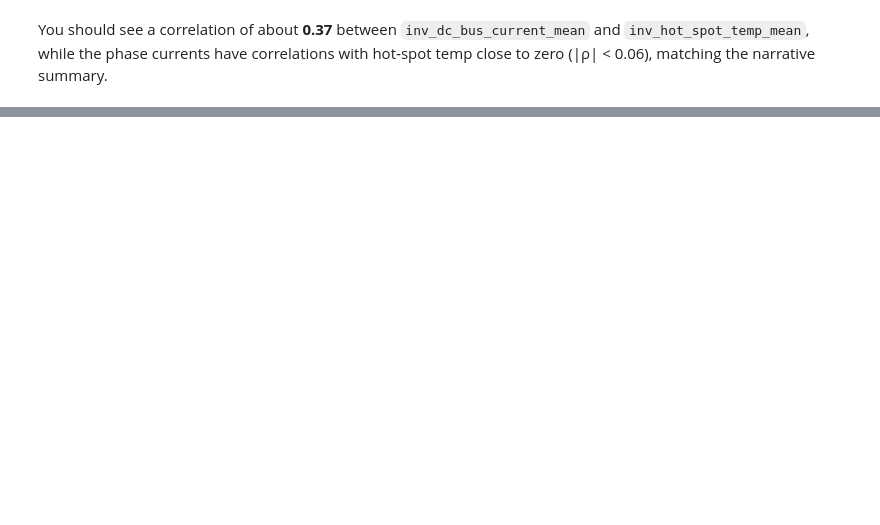
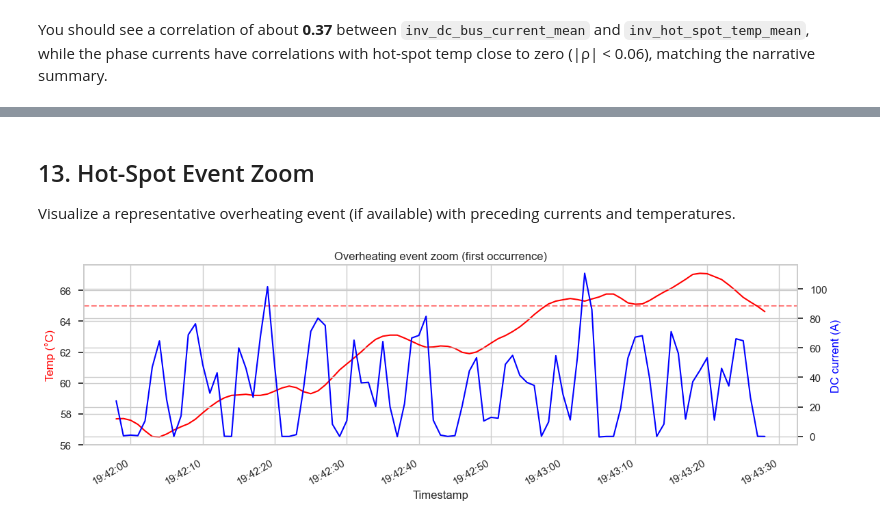
Before and after one commit to RanvirRanu/battery-analyzer, a Jupyter notebook: src/notebooks/01_eda_template.ipynb, the cells around one changed output, grey strips where cells are left out. Cells and saved outputs as stored; diff of their text form; code cells hidden in the pictures; blank space fills up the shorter version.

```diff
--- a/src/notebooks/01_eda_template.ipynb
+++ b/src/notebooks/01_eda_template.ipynb
@@ -286,0 +371,26 @@ hot‑spot temp close to zero (|ρ| < 0.06), matching the narrative summary.
+# %% [markdown]
+## 13. Hot-Spot Event Zoom
+
+Visualize a representative overheating event (if available) with preceding currents and temperatures.
+# %%
+event_indices = df.index[df['overheat_label'] == 1]
+if len(event_indices) == 0:
+    print('No overheating events in this dataset.')
+else:
+    idx = event_indices[0]
+    start = max(0, idx - 60)
+    end = min(len(df) - 1, idx + 30)
+    window = df.iloc[start:end+1]
+    fig, ax1 = plt.subplots(figsize=(12,4))
+    ax1.plot(window['timestamp'], window['inv_hot_spot_temp_mean'], color='red', label='Hot-spot temp')
+    ax1.axhline(65, color='red', linestyle='--', alpha=0.5)
+    ax1.set_ylabel('Temp (°C)', color='red')
+    ax2 = ax1.twinx()
+    ax2.plot(window['timestamp'], window['inv_dc_bus_current_mean'], color='blue', label='DC current')
+    ax2.set_ylabel('DC current (A)', color='blue')
+    ax1.set_title('Overheating event zoom (first occurrence)')
+    ax1.set_xlabel('Timestamp')
+    fig.autofmt_xdate()
+    fig.tight_layout()
+# %% [output]
+[figure, added]
```
Also changed, not shown: parts of 11 cells of this notebook, 1 other file.
